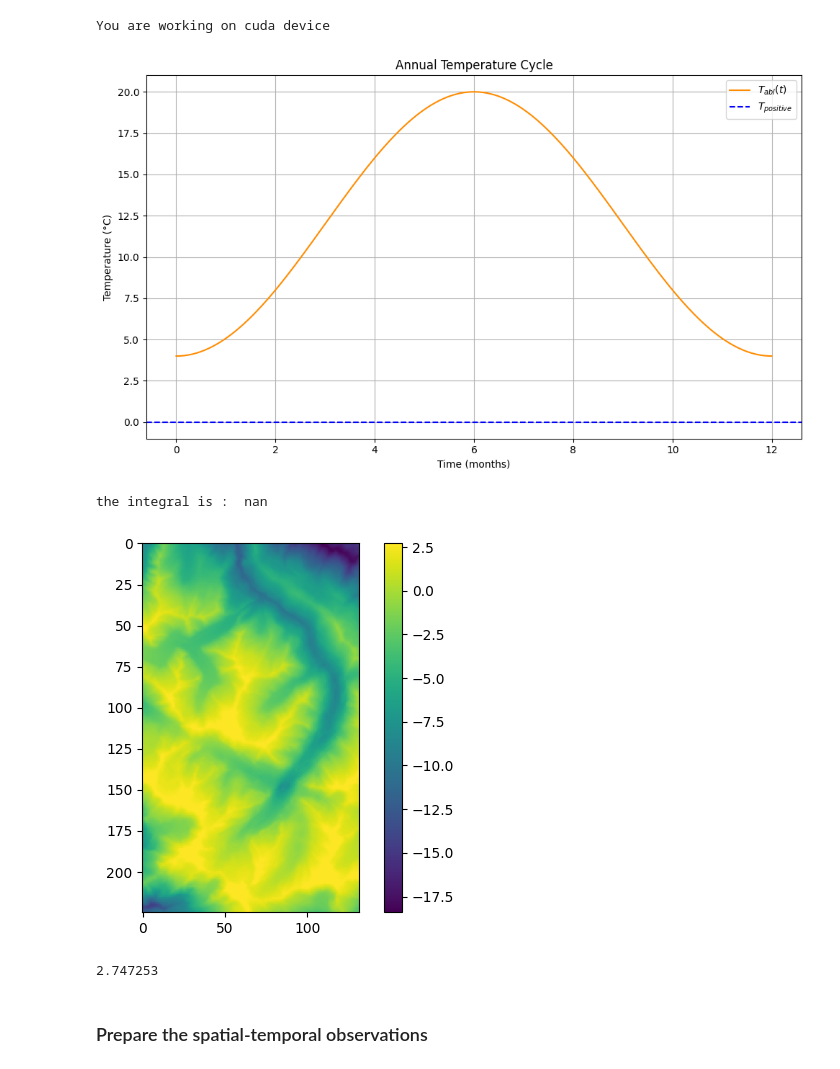
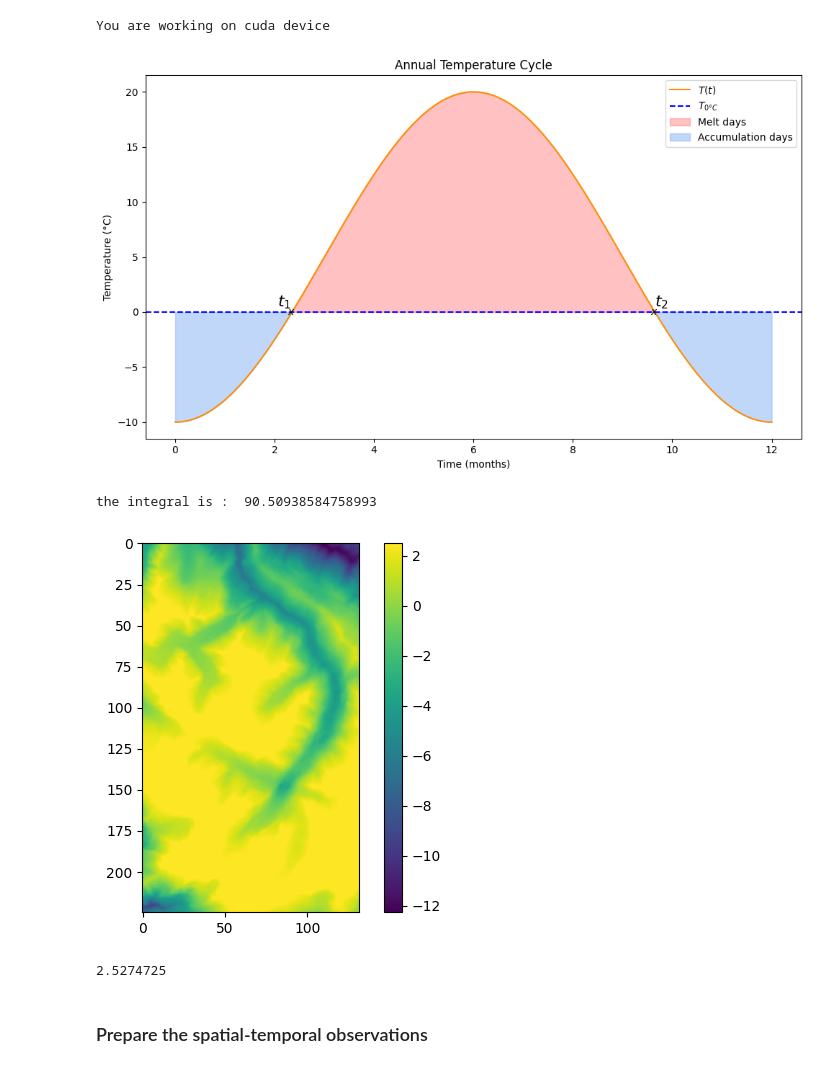
Before and after one commit to kejdilleshi/InvertedGlacierEvolutionModel, a Jupyter notebook: SIA/checkpointing.ipynb, the cells around one changed output. Drawn from its saved outputs; the diff is of its cells as text; code cells hidden in the pictures.

```diff
--- a/SIA/checkpointing.ipynb
+++ b/SIA/checkpointing.ipynb
@@ -19,11 +19,10 @@ from visualization import plot_gradient_evolution,plot_loss_components,visualize
 # %% [output]
 You are working on cuda device
 # %%
-
 # Constants
-T_ma =12  # Mean annual temperature in degrees Celsius
-T_mj = 20 # Temperature in the hottest month in degrees Celsius
-A = 12     # Period in months (one year)
+T_ma = 5    # Mean annual temperature in degrees Celsius
+T_mj = 20   # Temperature in the hottest month in degrees Celsius
+A = 12      # Period in months (one year)
 
 # Time array: monthly resolution for a full year
 t = np.linspace(0, A, 300)
@@ -31,15 +30,38 @@ t = np.linspace(0, A, 300)
 # Temperature function
 T_abl = T_ma - (T_mj - T_ma) * np.cos(2 * np.pi * t / A)
 
+# Compute t1 and t2
+t1 = (A / (2 * np.pi)) * np.arccos(T_ma / (T_mj - T_ma))
+t2 = A - t1
+
 # Plotting
 plt.figure(figsize=(10, 6))
-plt.plot(t, T_abl, label=r'$T_{abl}(t)$', color='darkorange')
-plt.axhline(y=0, color='blue', linestyle='--', label=r'$T_{positive}$')
+plt.plot(t, T_abl, label=r'$T(t)$', color='darkorange')
+plt.axhline(y=0, color='blue', linestyle='--', label=r'$T_{0°C}$')
+
+# Fill area under curve between t1 and t2
+mask_red = (t >= t1) & (t <= t2)
+plt.fill_between(t, T_abl, 0, where=mask_red, interpolate=True, color='#FF6464', alpha=0.4, label='Melt days')
+
+# Fill area between curve and T=0 for t in [0, t1]
+mask_blue1 = (t >= 0) & (t <= t1)
+plt.fill_between(t, T_abl, 0, where=mask_blue1, interpolate=True, color='#659DF2', alpha=0.4, label='Accumulation days')
+mask_blue2 = (t >= t2) & (t <= A)
+plt.fill_between(t, T_abl, 0, where=mask_blue2, interpolate=True, color='#659DF2', alpha=0.4)
+
+
+# Annotations
+plt.text(t1 - 0.3, 0.5, r'$t_1$', color='black', fontsize=16)
+plt.text(t2, 0.5, r'$t_2$', color='black', fontsize=16)
+plt.text(t1 - 0.09, -0.25, r'$x$', color='black', fontsize=10)
+plt.text(t2 - 0.09, -0.25, r'$x$', color='black', fontsize=10)
+
+# Title and labels
 plt.title('Annual Temperature Cycle')
 plt.xlabel('Time (months)')
 plt.ylabel('Temperature (°C)')
 plt.legend()
-plt.grid(True)
+# plt.grid(True)
 plt.tight_layout()
 plt.savefig('annual_temp.png')
 plt.show()
@@ -50,8 +72,8 @@ integral = (
             ((T_mj - T_ma) * A / np.pi) * np.sqrt(1 - ratio**2))
 print("the integral is : ",integral)
 # %% [output]
-[figure, old version]
+[figure, new version]
-the integral is :  nan
+the integral is :  90.50938584758993
 # %%
 def compute_integral_positive_temperature(T_ma, T_mj):
     """
@@ -158,7 +155,7 @@ Z_topo[r2 <= flat_radius**2] = 4000.0
 # %%
-precip = 2.5 # e.g., m/year
-T_ma_lowest = 8 # °C at lowest elevation
-T_mj_lowest = 20  # °C at lowest elevation
+precip = 2.3 # e.g., m/year
+T_ma_lowest = 4 # °C at lowest elevation
+T_mj_lowest = 16  # °C at lowest elevation
 
 nc_file = netCDF4.Dataset('geology.nc')
 # nc_file = netCDF4.Dataset('AIF-v1/output-500.nc')
@@ -170,17 +167,17 @@ precip_tensor = torch.full((1,*Z_topo.shape), precip, device=device)
 
 smb = update_smb(Z_topo,precip_tensor,T_ma_lowest,T_mj_lowest)
 # %%
-smb_npy = smb.to(torch.float32).detach().cpu().numpy()
+smb_npy = (smb).to(torch.float32).detach().cpu().numpy()
 
 plt.imshow(smb_npy)
 plt.colorbar()
 plt.show()
 # %% [output]
-[figure, old version]
+[figure, new version]
 # %%
 smb_npy.max()
 # %% [output]
-2.747253
+2.5274725
 # %%
 # Prepare hooks for tensors
 def print_hook_b(grad):
```
Also changed, not shown: parts of 24 cells of this notebook, 16 other files.
